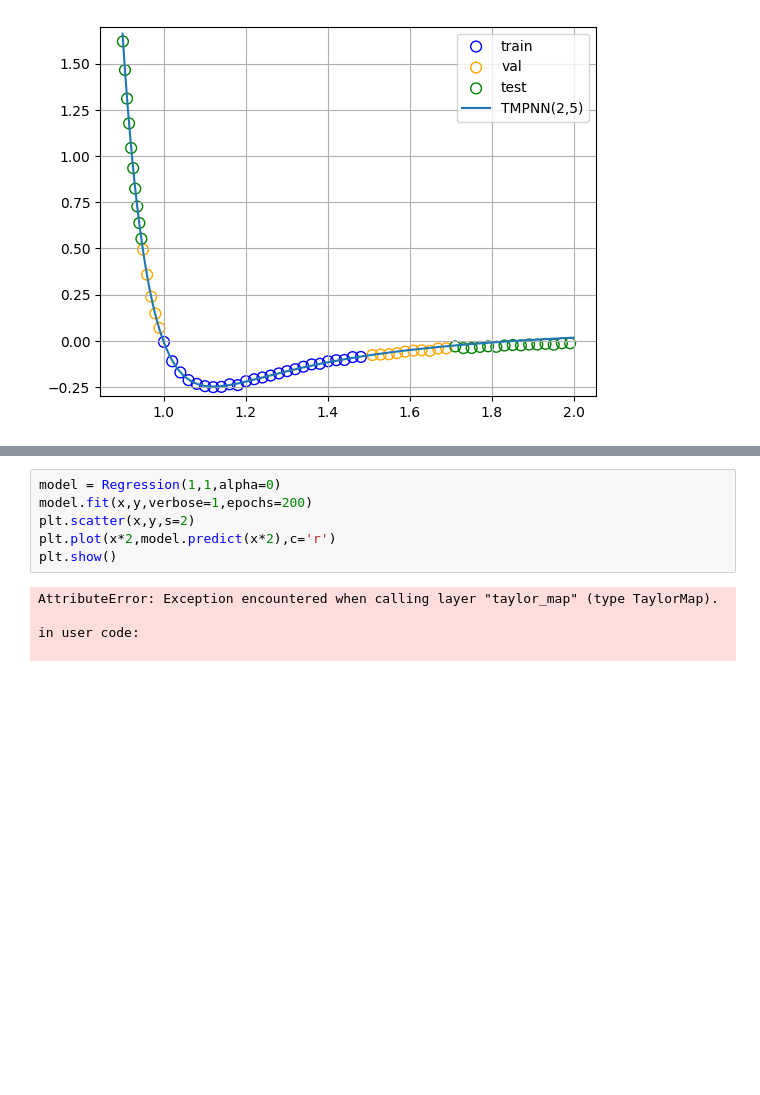
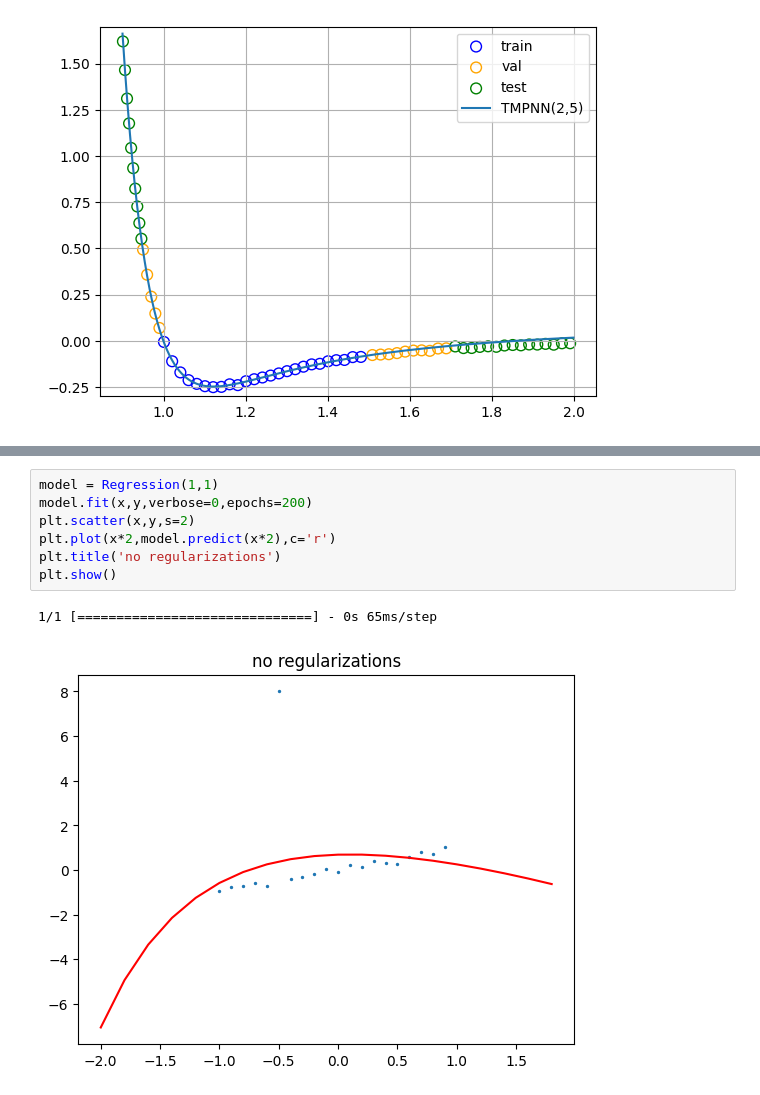
Before and after one commit to andiva/tmpnn, a Jupyter notebook: demo/Synthetic.ipynb, the cells around one changed output, grey strips where cells are left out. Cells and saved outputs as stored; diff of their text form; blank space fills up the shorter version.

```diff
--- a/demo/LinearRegression.ipynb
+++ b/demo/Synthetic.ipynb
@@ -309,12 +268,11 @@ plt.show()
 # %%
-model = Regression(1,1,alpha=0)
-model.fit(x,y,verbose=1,epochs=200)
+model = Regression(1,1)
+model.fit(x,y,verbose=0,epochs=200)
 plt.scatter(x,y,s=2)
 plt.plot(x*2,model.predict(x*2),c='r')
+plt.title('no regularizations')
 plt.show()
 # %% [output]
-AttributeError: Exception encountered when calling layer "taylor_map" (type TaylorMap).
-
-in user code:
-
+1/1 [==============================] - 0s 65ms/step
+[figure, added]
 # %%
```
Also changed, not shown: parts of 12 cells of this notebook, 8 other files.
